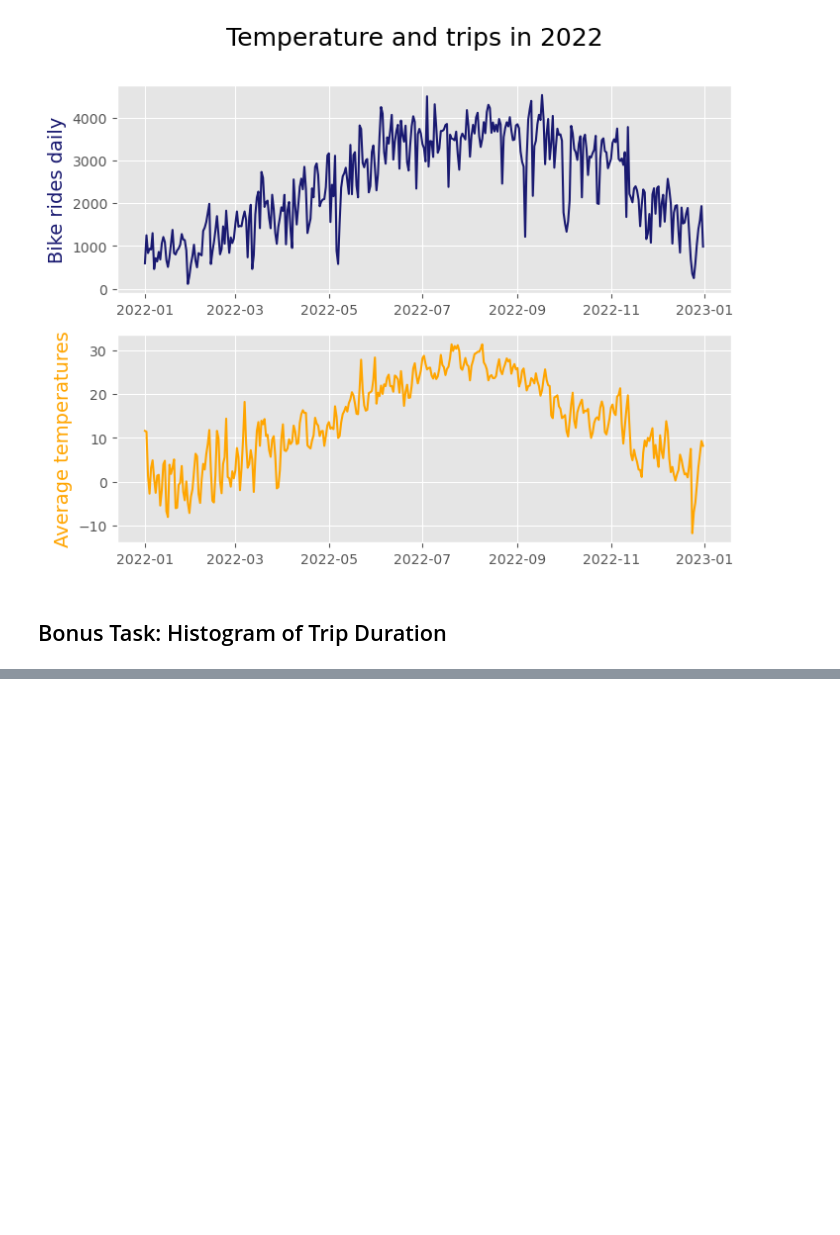
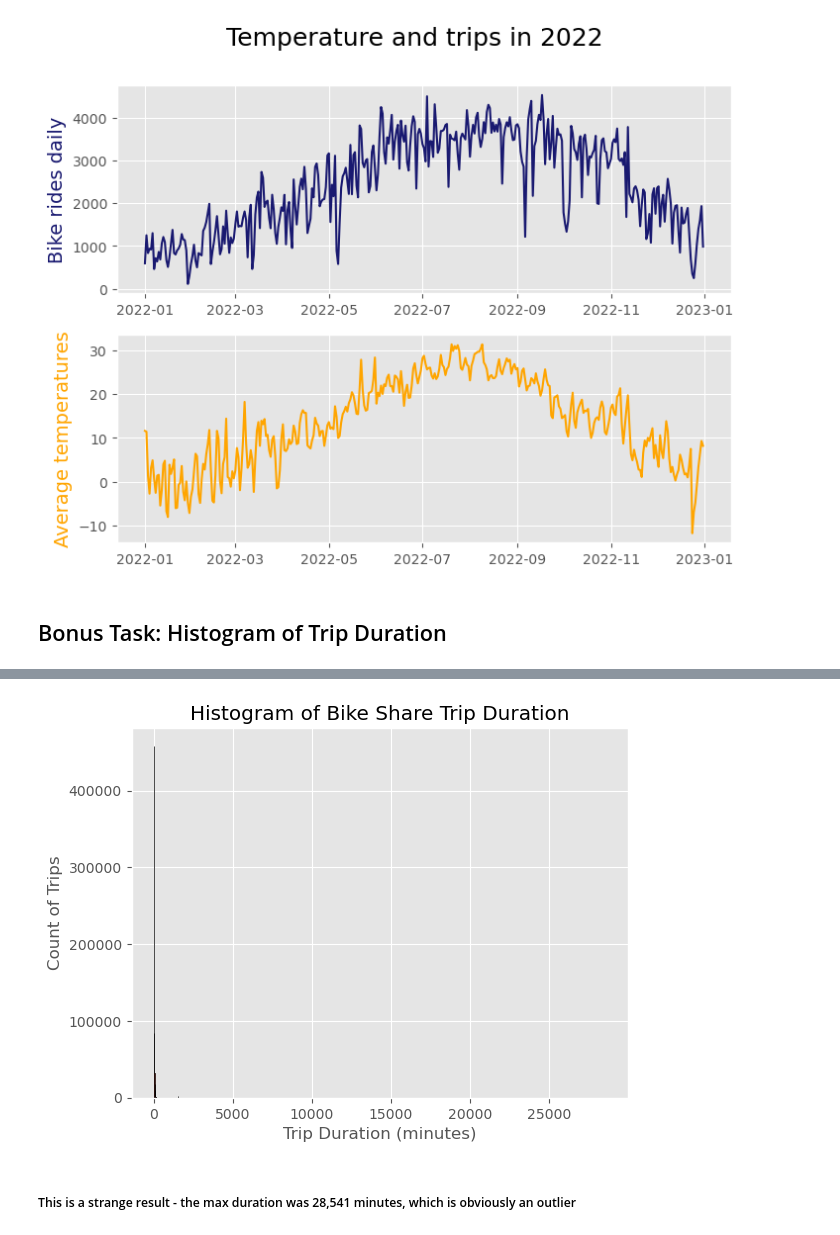
Before and after one commit to tpiano91/NY_Citi_Bikes, a Jupyter notebook: 2.3.ipynb, the cells around one changed output, grey strips where cells are left out. Saved outputs shown, nothing was run; the diff lists cells and outputs as text; code cells hidden in the pictures; blank space fills up the shorter version.

```diff
--- a/2.3.ipynb
+++ b/2.3.ipynb
@@ -277,0 +311,15 @@ ValueError: time data "2022-01-13 00:07:04" doesn't match format "%Y-%d-%m %H:%M
+# %%
+df['start_time'] = pd.to_datetime(df['start_time'])
+df['end_time'] = pd.to_datetime(df['end_time'])
+# %%
+df['trip_duration'] = (df['end_time'] - df['start_time']).dt.total_seconds() / 60
+# %%
+plt.hist(df['trip_duration'], bins=range(5, int(df['trip_duration'].max()) + 10, 10), edgecolor='black')
+plt.xlabel('Trip Duration (minutes)')
+plt.ylabel('Count of Trips')
+plt.title('Histogram of Bike Share Trip Duration')
+plt.show()
+# %% [output]
+[figure, added]
+# %% [markdown]
+##### This is a strange result - the max duration was 28,541 minutes, which is obviously an outlier
```
Also changed, not shown: parts of 15 cells of this notebook.
